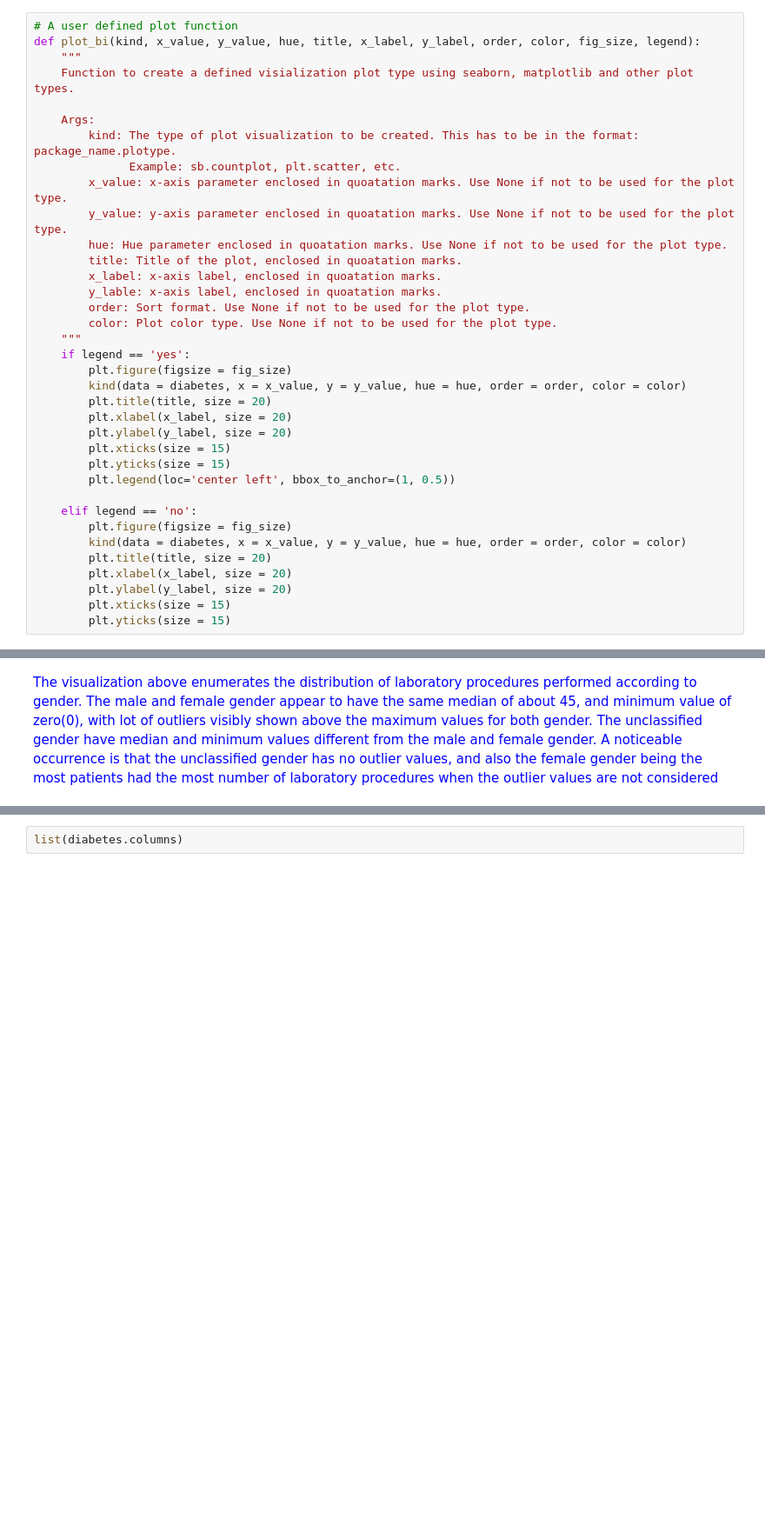
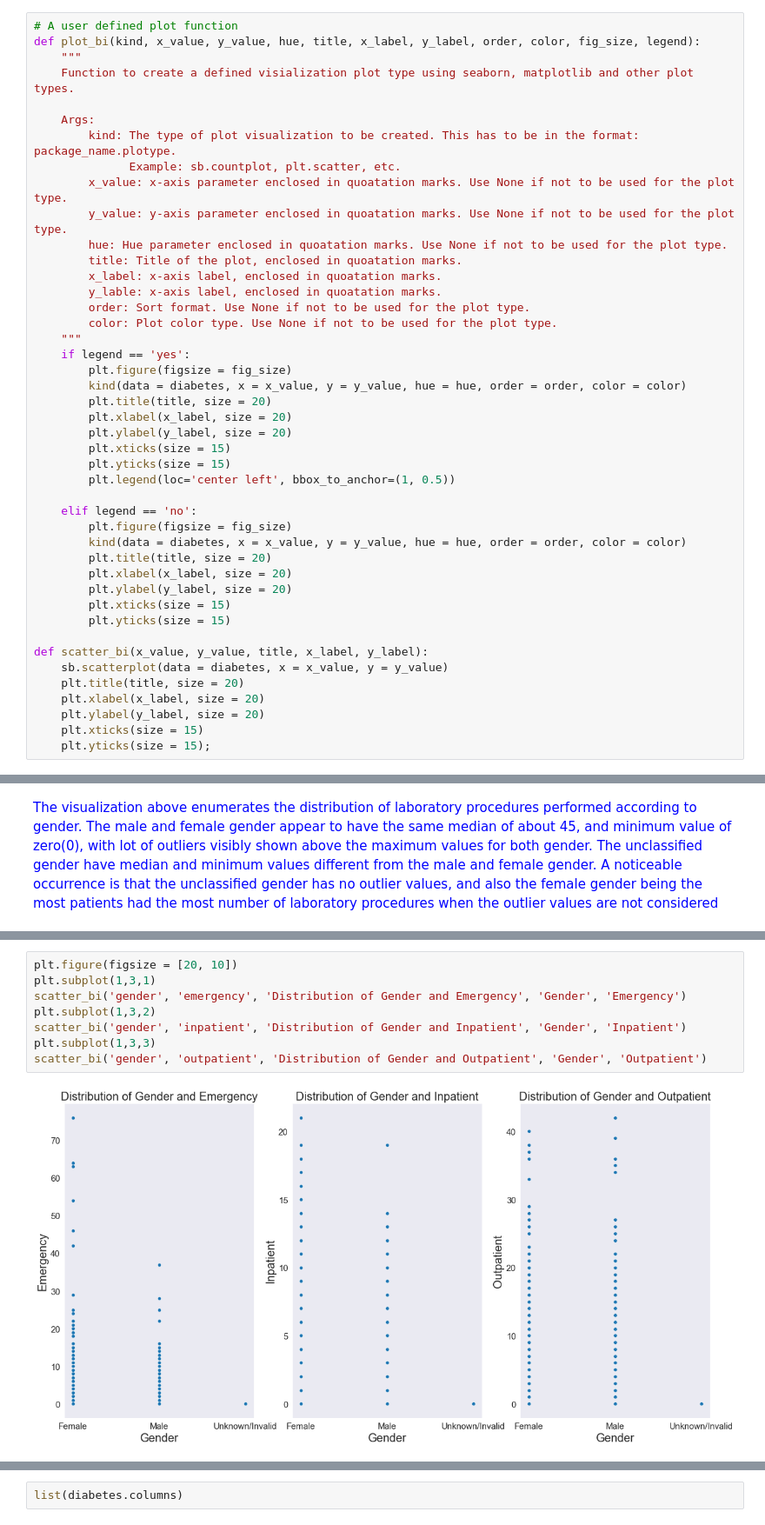
Before and after one commit to Merci93/Diabetes_in_the_US, a Jupyter notebook: US_diabetes_Analysis.ipynb, the cells around one changed output, grey strips where cells are left out. Shown at 87% size. Cells and saved outputs as stored; diff of their text form; blank space fills up the shorter version.

Commit message:
Emergency, inpatient and outpatient with Gender, using plot function

```diff
--- a/US_diabetes_Analysis.ipynb
+++ b/US_diabetes_Analysis.ipynb
@@ -1092,6 +1092,14 @@ def plot_bi(kind, x_value, y_value, hue, title, x_label, y_label, order, color,
         plt.ylabel(y_label, size = 20)
         plt.xticks(size = 15)
         plt.yticks(size = 15)
+
+def scatter_bi(x_value, y_value, title, x_label, y_label):
+    sb.scatterplot(data = diabetes, x = x_value, y = y_value)
+    plt.title(title, size = 20)
+    plt.xlabel(x_label, size = 20)
+    plt.ylabel(y_label, size = 20)
+    plt.xticks(size = 15)
+    plt.yticks(size = 15);
 # %%
 plot_bi(sb.countplot, 'race', None, 'gender', 'Distribution of Race according to Gender', 'Race', 'Frequency',
      race_order, None, [10,8], 'yes')
@@ -1194,0 +1156,10 @@ plot_mu(sb.scatterplot, 'emergency', 'diagnosis', 'gender', 'Correlation between
+# %%
+plt.figure(figsize = [20, 10])
+plt.subplot(1,3,1)
+scatter_bi('gender', 'emergency', 'Distribution of Gender and Emergency', 'Gender', 'Emergency')
+plt.subplot(1,3,2)
+scatter_bi('gender', 'inpatient', 'Distribution of Gender and Inpatient', 'Gender', 'Inpatient')
+plt.subplot(1,3,3)
+scatter_bi('gender', 'outpatient', 'Distribution of Gender and Outpatient', 'Gender', 'Outpatient')
+# %% [output]
+[figure, added]
```
Also changed, not shown: parts of 29 cells of this notebook.
